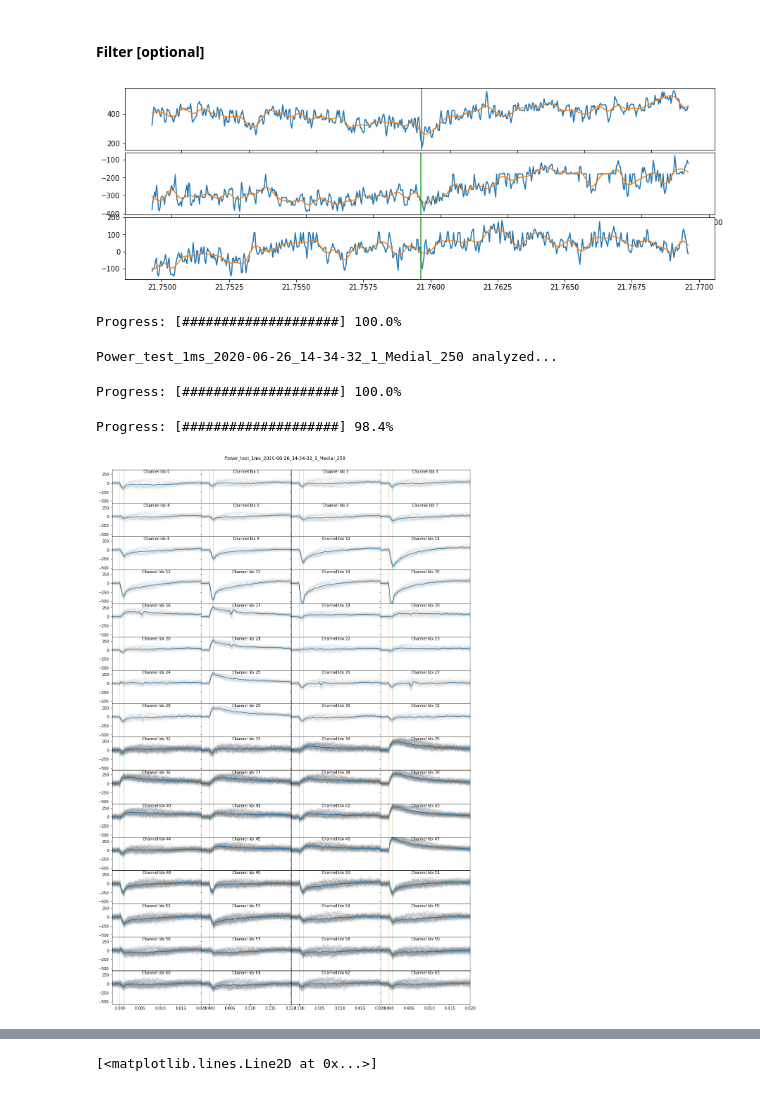
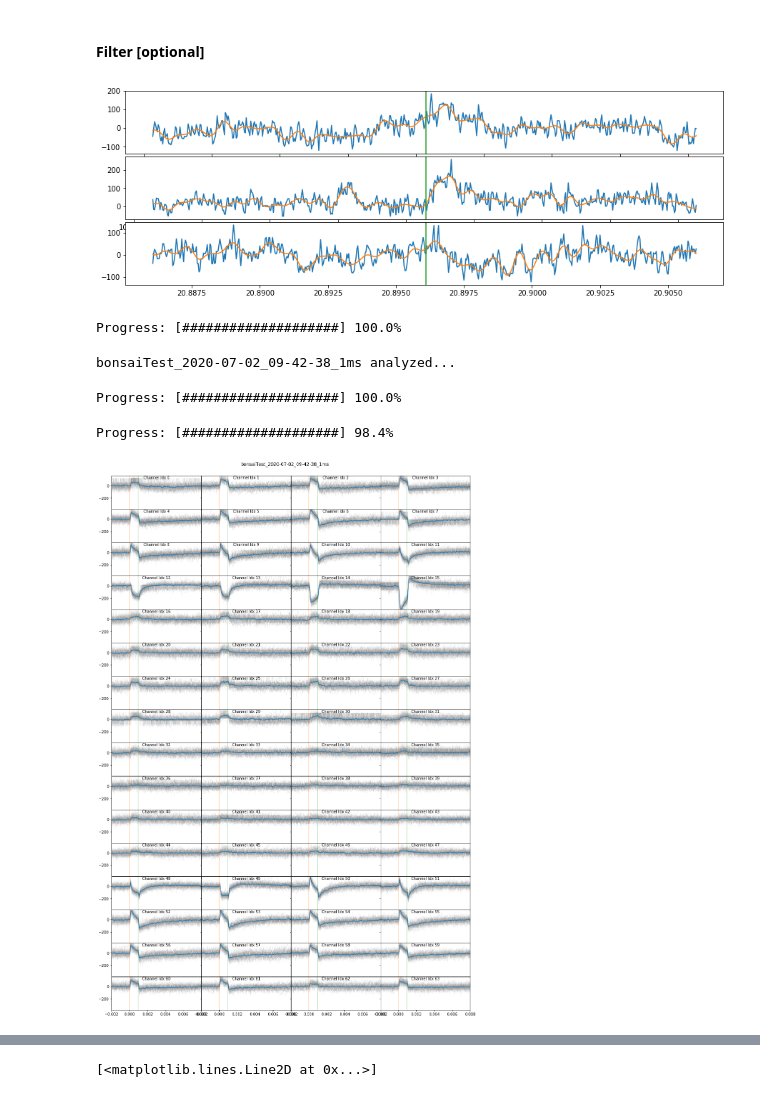
Before and after one commit to HernandoMV/OpenEphys_Analysis, a Jupyter notebook: Invitro_OE.ipynb, the cells around one changed output, grey strips where cells are left out. Cells and saved outputs as stored; diff of their text form; code cells hidden in the pictures.

```diff
--- a/Invitro_OE.ipynb
+++ b/Invitro_OE.ipynb
@@ -20,13 +20,14 @@ import pickle
 # %%
 # 1. read data
 GeneralDataDir = get_data_folder()
-experiments_folder = '20200626/'
+experiments_folder = ''
 # Create out directory if it does not exist
 outputDir = GeneralDataDir + experiments_folder + 'Analyzed_data/'
 if not os.path.isdir(outputDir):
     os.mkdir(outputDir)
 
 experiments_list = [f for f in os.listdir(GeneralDataDir + experiments_folder)\
+                    if os.path.isdir(GeneralDataDir + experiments_folder + f)\
                     if 'experiment1' in os.listdir(GeneralDataDir + experiments_folder + f)]
 for i,e in enumerate(experiments_list):
     print(i, ' -- ', e)
@@ -51,6 +52,6 @@ for i,e in enumerate(experiments_list):
 # %%
 # load experiment
-Experiment = experiments_list[7]
+Experiment = experiments_list[25]
 print(Experiment)
 
 file = pyopenephys.File(GeneralDataDir + experiments_folder + Experiment)
@@ -141,7 +142,7 @@ for i in range(3):
 
 plt.show()
 # %% [output]
-[figure, old version]
+[figure, new version]
 # %%
 # filter the data
 filtered_data = copy.deepcopy(signals.signal)
@@ -153,7 +154,7 @@ update_progress(1)
 Progress: [####################] 100.0%
 # %%
 # override filtering
-#filtered_data = signal.signal
+filtered_data = signals.signal
 # %%
 # align data
 # interval for traces alignment. In seconds. Range of alignment
@@ -163,7 +164,7 @@ traces_aligned = alignTrace(filtered_data, signals.times, TTLs['soundPresentatio
 intervalTimes = np.arange(intervalWindow[0], intervalWindow[1], 1/recording.sample_rate.base)
 print(Experiment + ' analyzed...')
 # %% [output]
-Power_test_1ms_2020-06-26_14-34-32_1_Medial_250 analyzed...
+bonsaiTest_2020-07-02_09-42-38_1ms analyzed...
 # %%
 # Translate data
 # seconds to calculate the mean before 0 and translate each trace
@@ -178,38 +179,38 @@ update_progress(1)
 Progress: [####################] 100.0%
 # %%
 # Override trace translation
-#traces_translated = copy.deepcopy(traces_aligned)
+traces_translated = copy.deepcopy(traces_aligned)
 # %%
 # Check-point. Plot the signal of each channel
 nchan=64
 fig, axs = plt.subplots(math.ceil(nchan/4), 4, figsize=(17, 26), facecolor='w', edgecolor='k', sharex=True, sharey=True)
 fig.subplots_adjust(hspace = .001, wspace=.001)
 axs = axs.ravel()
 plt.suptitle(Experiment, y=0.9)
 
 # Save the averages
 Average_traces = [None] * nchan
 
 for j in range(nchan):
     for i in range(traces_translated[j].shape[0]):
         axs[j].plot(intervalTimes, traces_translated[j][i,], color = 'grey', linewidth = 0.1, alpha = 0.6)
     avg = np.mean(traces_translated[j], axis = 0)
     Average_traces[j] = avg
     axs[j].plot(intervalTimes, avg)
     # zoom in the curve
-    axs[j].set_xlim(-0.002, 0.02)
+    axs[j].set_xlim(-0.002, 0.008)
     axs[j].text(.5,.9,"Channel Idx "+str(signals.channel_id[j]), horizontalalignment='center', transform=axs[j].transAxes)
     update_progress(j / nchan)
 
 for j in range(nchan):
     axvlines(0, alpha = 0.3, ax = axs[j])
     axvlines(offset_delay, alpha = 0.3, ax = axs[j])
     axs[j].set_ylim(np.min(Average_traces),np.max(Average_traces))
-#plt.savefig(OutPutDir + Experiment + '_AlignedSignal.pdf', transparent=True, bbox_inches='tight')
+plt.savefig(outputDir + Experiment + '_AlignedSignal.pdf', transparent=True, bbox_inches='tight')
 plt.show()
 # %% [output]
 Progress: [####################] 98.4%
-[figure, old version]
+[figure, new version]
 # %%
 # check how they map to the electrodes in the probe
 # micron coordinates
```
Also changed, not shown: parts of 4 cells of this notebook.
